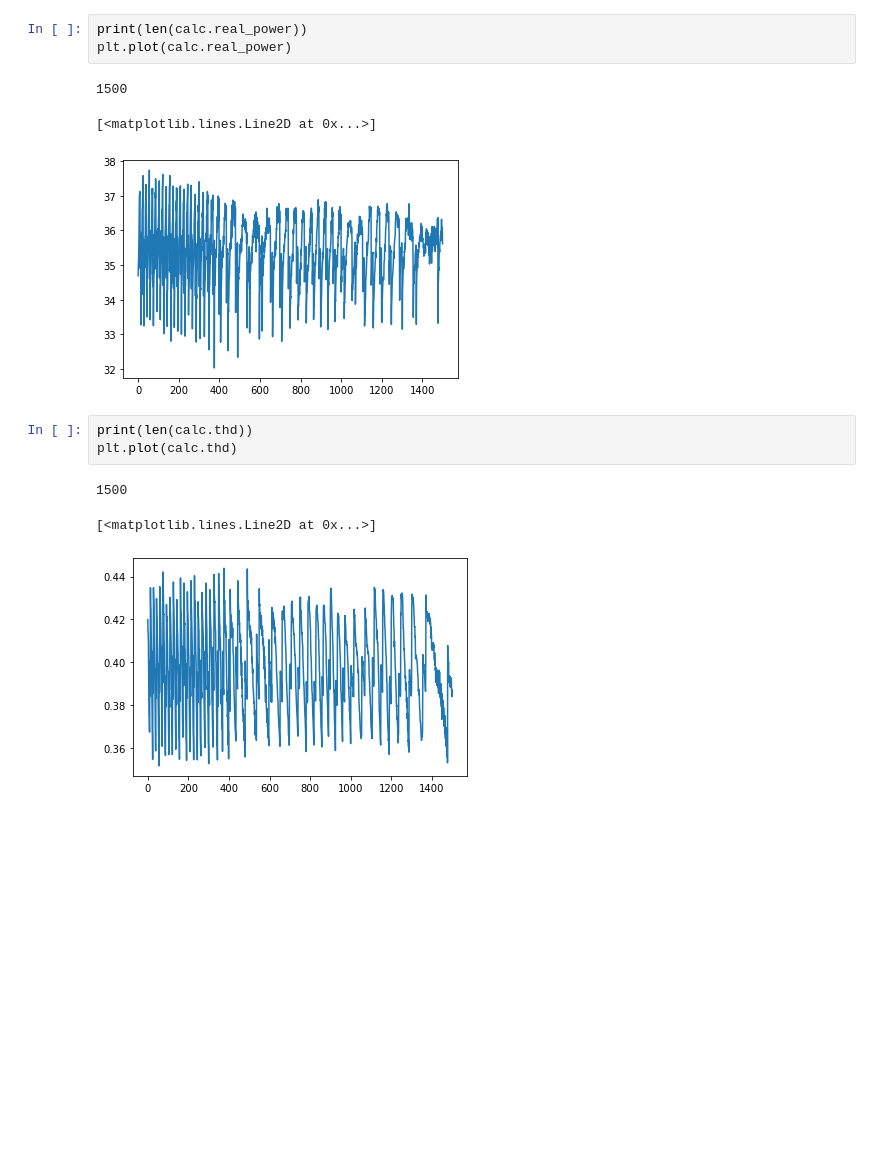
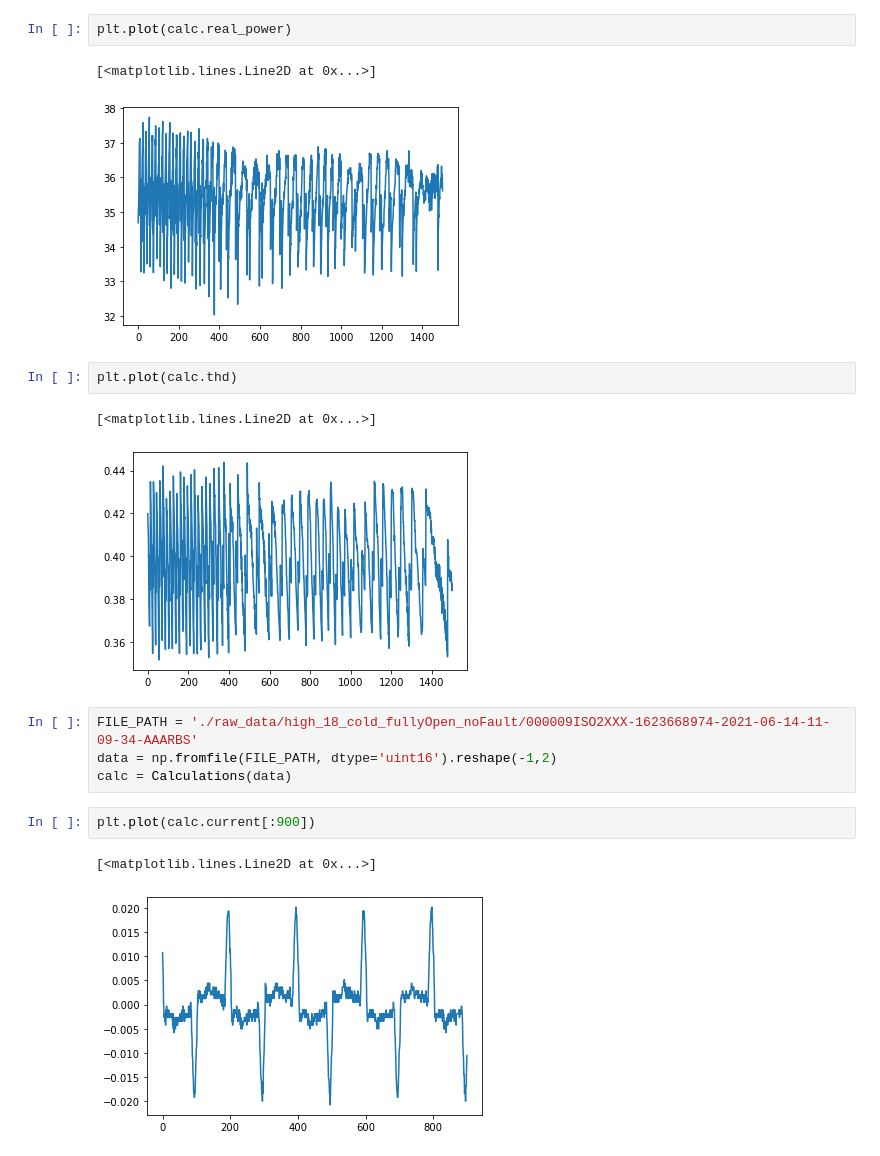
Before and after one commit to PhilipPhil/Unsupervised-Learning-for-Anomaly-Detection-in-Fleet-Based-Systems-Application-to-Air-Conditioners, a Jupyter notebook: Calculations.ipynb, the cells around one changed output. Cells and saved outputs as stored; diff of their text form; blank space fills up the shorter version.

```diff
--- a/Calculations.ipynb
+++ b/Calculations.ipynb
@@ -37,15 +23,20 @@ plt.plot(calc.reactive_power)
 [figure]
 # %%
-print(len(calc.real_power))
 plt.plot(calc.real_power)
 # %% [output]
-1500
+[<matplotlib.lines.Line2D at 0x...>]
-[<matplotlib.lines.Line2D at 0x...>]
 [figure]
 # %%
-print(len(calc.thd))
 plt.plot(calc.thd)
 # %% [output]
-1500
+[<matplotlib.lines.Line2D at 0x...>]
-[<matplotlib.lines.Line2D at 0x...>]
 [figure]
+# %%
+FILE_PATH = './raw_data/high_18_cold_fullyOpen_noFault/000009ISO2XXX-1623668974-2021-06-14-11-09-34-AAARBS'
+data = np.fromfile(FILE_PATH, dtype='uint16').reshape(-1,2)
+calc = Calculations(data)
+# %%
+plt.plot(calc.current[:900])
+# %% [output]
+[<matplotlib.lines.Line2D at 0x...>]
+[figure, added]
```
Also changed, not shown: parts of 11 cells of this notebook.
